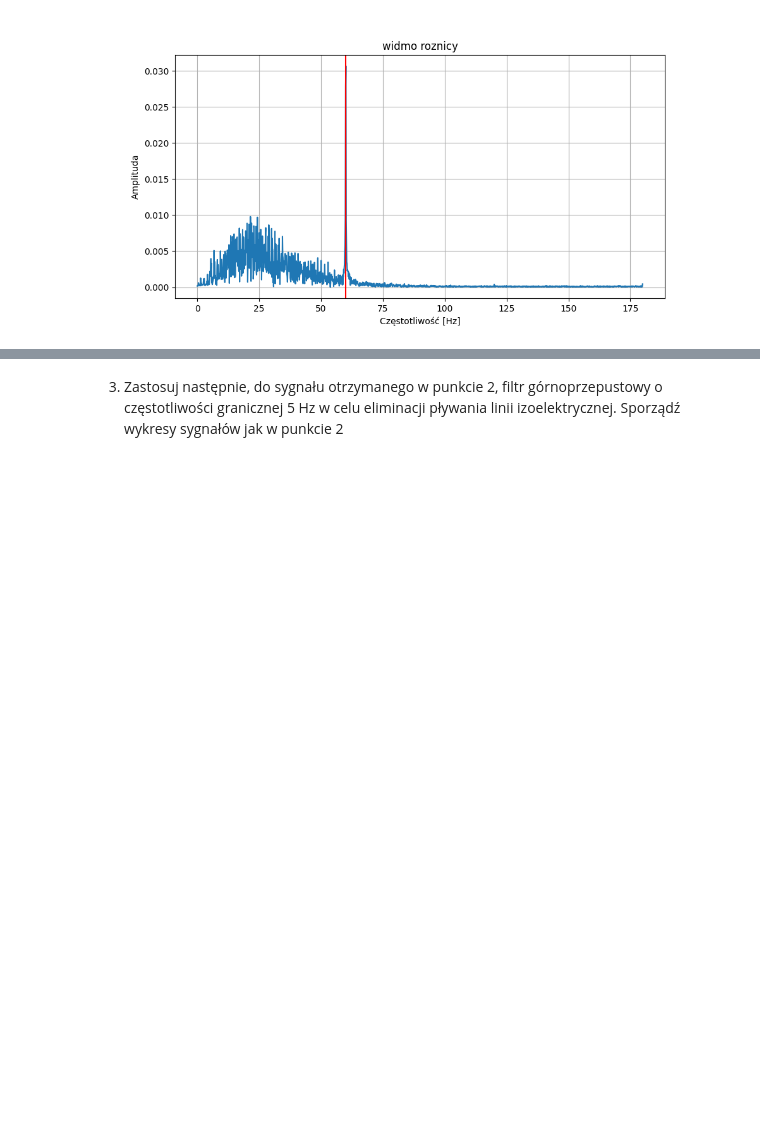
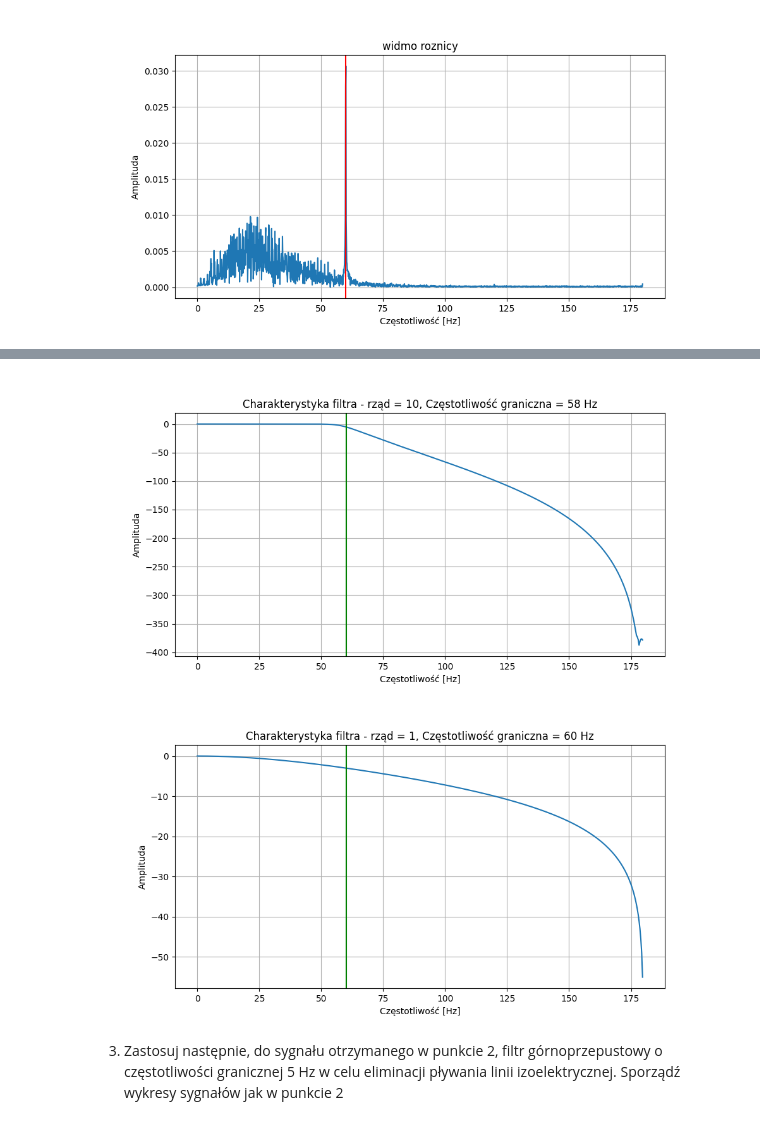
Before and after one commit to LUKIS123/CPSiO-PWR, a Jupyter notebook: Lab1/Lab1.ipynb, the cells around one changed output, grey strips where cells are left out. Saved outputs shown, nothing was run; the diff lists cells and outputs as text; code cells hidden in the pictures; blank space fills up the shorter version.

```diff
--- a/Lab1/Lab1.ipynb
+++ b/Lab1/Lab1.ipynb
@@ -525,3 +539,34 @@ plt.show()
+# %%
+# wykreslenie charakterystyki filtra
+b, a = sig.butter(10, 58, 'low', fs=360)
+w, h = sig.freqz(b, a)
+# plt.semilogx(w*360/(2*np.pi), 20 * np.log10(abs(h)))
+
+plt.figure(figsize=(10, 5))
+plt.plot(w*360/(2*np.pi), 20 * np.log10(abs(h)))
+plt.title('Charakterystyka filtra - rząd = 10, Częstotliwość graniczna = 58 Hz')
+plt.xlabel('Częstotliwość [Hz]')
+plt.ylabel('Amplituda')
+plt.grid(which='both', axis='both')
+plt.axvline(60, color='green')  # cutoff frequency
+plt.show()
+
+# wykreslenie charakterystyki filtra
+b, a = sig.butter(1, 60, 'low', fs=360)
+w, h = sig.freqz(b, a)
+# plt.semilogx(w*360/(2*np.pi), 20 * np.log10(abs(h)))
+
+plt.figure(figsize=(10, 5))
+plt.plot(w*360/(2*np.pi), 20 * np.log10(abs(h)))
+plt.title('Charakterystyka filtra - rząd = 1, Częstotliwość graniczna = 60 Hz')
+plt.xlabel('Częstotliwość [Hz]')
+plt.ylabel('Amplituda')
+plt.grid(which='both', axis='both')
+plt.axvline(60, color='green')  # cutoff frequency
+plt.show()
+# %% [output]
+[figure, added]
+[figure, added]
 # %% [markdown]
 3. Zastosuj następnie, do sygnału otrzymanego w punkcie 2, filtr górnoprzepustowy
 o częstotliwości granicznej 5 Hz w celu eliminacji pływania linii izoelektrycznej.
```
Also changed, not shown: parts of 7 cells of this notebook.
